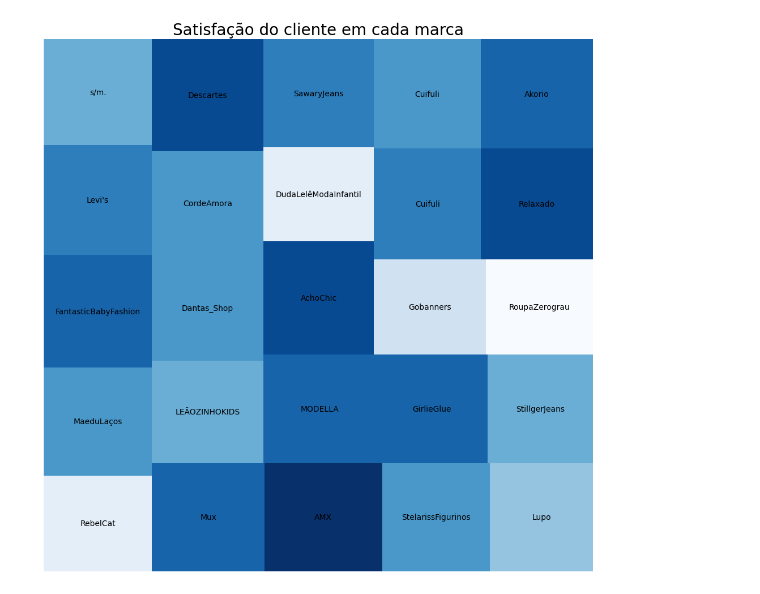
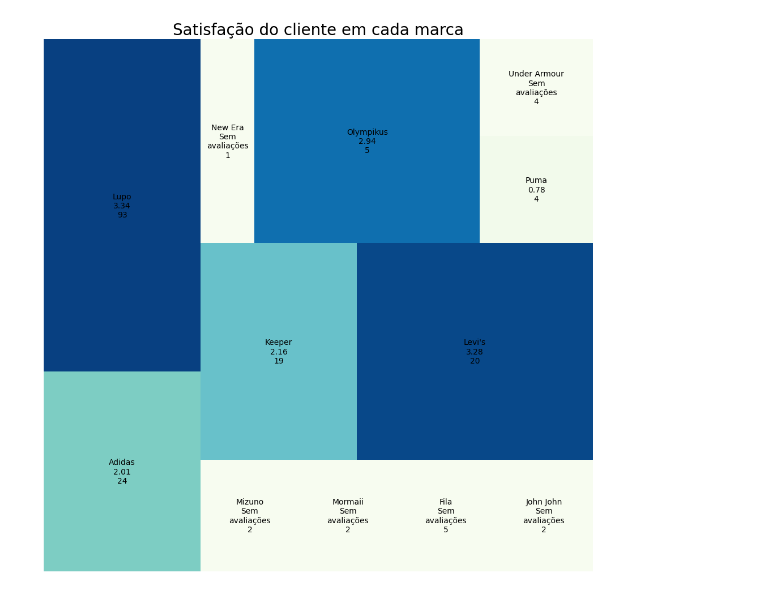
Before and after one commit to ThiagoKS-7/a3-analise-e-bigdata, a Jupyter notebook: a3-analise-dado.ipynb, the cells around one changed output. Cells and saved outputs as stored; diff of their text form; code cells hidden in the pictures.

Commit message:
Upates brandlist & graphs logic

```diff
--- a/a3-analise-dado.ipynb
+++ b/a3-analise-dado.ipynb
@@ -10,9 +95,0 @@ findspark.init()
-# %%
-from pyspark.sql import SparkSession
-import pandas as pd
-spark = SparkSession.builder.appName(
-    'A3 Análise de dados e Big Data').getOrCreate()
-
-path = './data/clothes_db.csv'
-roupas = spark.read.csv(path, sep=',')
-roupas = roupas.fillna("Sem avaliação")
@@ -34,11 +107,12 @@ roupasColNames = [
     'genero',
     'temporada',
     'nota_satisfacao',
-    'quantidade_avaliações'
+    'quantidade_avals'
 ]
 for index, colname in enumerate(roupasColNames):
     roupas = roupas.withColumnRenamed(f"_c{index}", colname)
 roupas.printSchema()
+roupas.select("*").where(roupas.quantidade_vendida >= 1000).show(999999)
 # %% [output]
 root
  |-- titulo: string (nullable = false)
@@ -215,29 +300,41 @@ plt.tight_layout()
 # %%
 import matplotlib
 import squarify
 
-valores_y = [
-    float(row[0].replace(',','.')) for row in
-    roupas.limit(25).select("nota").collect()
+media_notas = [
+    (
+        sum([
+        (float(row[0]) if row[0] != "Sem avaliação" else 0) for row in
+        vendas_marcas_populares[item].select("nota_satisfacao").collect()
+    ])/len(vendas_marcas_populares[item].select("nota_satisfacao").collect())
+    if   sum([
+        (float(row[0]) if row[0] != "Sem avaliação" else 0) for row in
+        vendas_marcas_populares[item].select("nota_satisfacao").collect()
+    ])/len(vendas_marcas_populares[item].select("nota_satisfacao").collect()) != 0 else 0.7) for item in vendas_marcas_populares
 ]
 valores_x = [
-    row[0].replace(' ', '') for row in
-    roupas.distinct().limit(25).select("marca").collect()
+    str(marcas[index]) + "\n" +
+    (str(round(media_notas[index],2)) if round(media_notas[index],2)  != 0.7 else "Sem\navaliações") +
+    "\n" + str(len(vendas_marcas_populares[item].select("nota_satisfacao").collect()))
+    for (index, item) in
+    enumerate(marcas)
+
 ]
+
 # Definindo a paleta de cores para o treemap
-cmap = matplotlib.cm.Blues
-mini = min(valores_y)
-maxi = max(valores_y)
+cmap = matplotlib.cm.GnBu
+mini = min(media_notas)
+maxi = max(media_notas)
 norm = matplotlib.colors.Normalize(vmin=mini, vmax=maxi)
-colors = [cmap(norm(i)) for i in valores_y]
+colors = [cmap(norm(i)) for i in media_notas]
 
 plt.figure(figsize=(10, 10))
-squarify.plot(sizes=valores_y, label=valores_x, color=colors);
+squarify.plot(sizes=media_notas, label=valores_x, color=colors);
 plt.title('Satisfação do cliente em cada marca', fontsize=20)
 plt.axis('off');
 plt.tight_layout()
 # %% [output]
-[figure, old version]
+[figure, new version]
 # %%
 valores_x = [
     row[0].replace(' ', '') for row in
```
Also changed, not shown: parts of 20 cells of this notebook, 1 other file.
